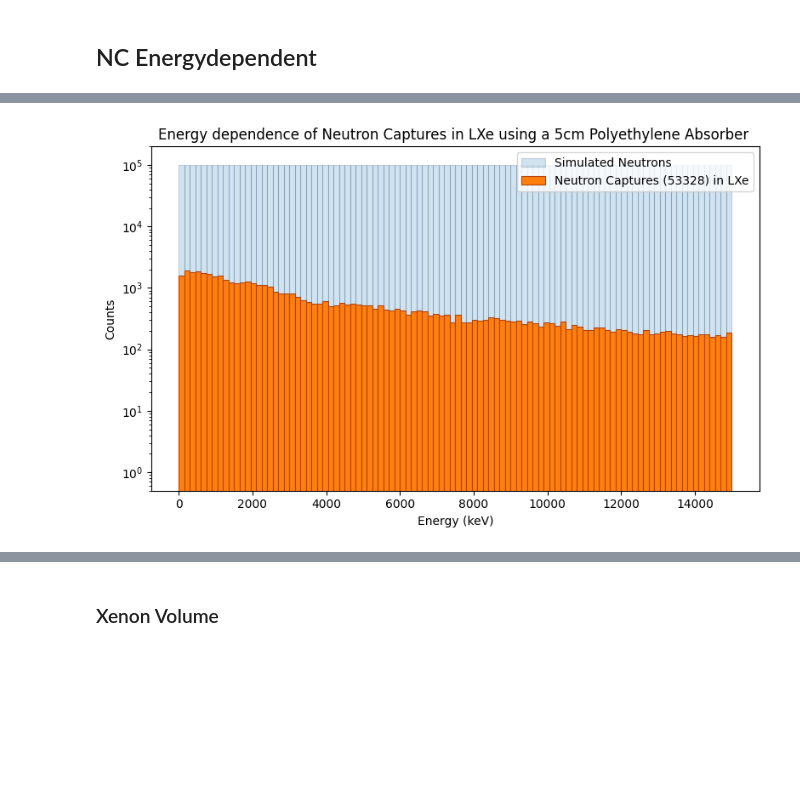
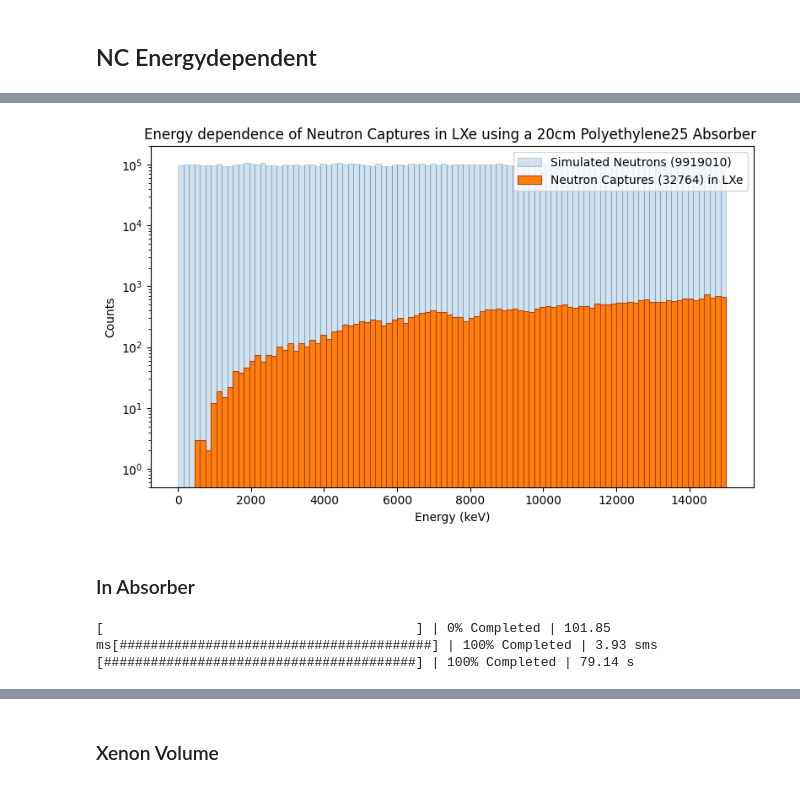
Before and after one commit to B-Koberg/XeSim, a Jupyter notebook: notebooks/Analysis.ipynb, the cells around one changed output, grey strips where cells are left out. Drawn from its saved outputs; the diff is of its cells as text; code cells hidden in the pictures; blank space fills up the shorter version.

Commit message:
Stepping action Volume safe

```diff
--- a/notebooks/Analysis.ipynb
+++ b/notebooks/Analysis.ipynb
@@ -143,0 +140,8 @@ df = da.to_dataframe(da_energies)
+# %%
+da_energy = uproot.dask(uproot_files, filter_name=['e_pri','type_pri_id','NAct_particle_id', 'NAct_process_ID', 'NAct_volume'], allow_missing=True, step_size="8GB")
+da_energy['type_pri_id'] = ak.flatten(da_energy['type_pri_id'])
+
+da_energy = da_energy[da_energy['type_pri_id'] == 2112]
+# %%
+df_pri = da.to_dataframe(da_energy[['e_pri']])
+df = da.to_dataframe(da_energy[['e_pri','NAct_particle_id', 'NAct_process_ID', 'NAct_volume']])
@@ -144,4 +150,4 @@ df = da.to_dataframe(da_energies)
 # %%
 only_LXe_volume = df[df['NAct_volume'] == "LXe"]
-only_primary_neutrons = only_LXe_volume[only_LXe_volume['type_pri_id'] == 2112]
-only_nCapture = only_primary_neutrons[only_primary_neutrons['NAct_process_ID'] == 131]  #nCapture
+only_nCapture = only_LXe_volume[only_LXe_volume['NAct_process_ID'] == 131]  #nCapture
+data = only_nCapture[['e_pri']]
@@ -150,4 +154,5 @@ data = only_nCapture[['e_pri']]
 # %%
 with ProgressBar():
-    e_pri = data['e_pri'].compute()
+    e_pri = df_pri['e_pri'].compute()
+    e_pri_LXe = data['e_pri'].compute()
 # %% [output]
@@ -173,15 +161,17 @@ sim = np.random.uniform(low=0, high=15000, size=10000000)
 # %%
 plt.figure(figsize=(8, 5))
-plt.hist(sim, bins=100, color=colors[0],alpha=0.2, edgecolor = edge_colors[0],linewidth=0.8, label = 'Simulated Neutrons' )
-plt.hist(e_pri, bins=100,range=(0, 15000), color = colors[1], alpha = 1, edgecolor=edge_colors[1],linewidth=0.8, label = f'Neutron Captures ({e_pri.__len__()}) in LXe')  # `bins=20` kannst du anpasse
+plt.hist(e_pri, bins=100, color=colors[0],alpha=0.2, edgecolor = edge_colors[0],linewidth=0.8, label = f'Simulated Neutrons ({e_pri.__len__()})' )
+plt.hist(e_pri_LXe, bins=100,range=(0, 15000), color = colors[1], alpha = 1, edgecolor=edge_colors[1],linewidth=0.8, label = f'Neutron Captures ({e_pri_LXe.__len__()}) in LXe')  # `bins=20` kannst du anpasse
 plt.xlabel('Energy (keV)')
 plt.ylabel('Counts')
 plt.yscale('log')
 plt.ylim(0.5, 2e5)
 plt.title(f'Energy dependence of Neutron Captures in LXe using a {data_file_pattern} {data_Material} Absorber ')
 plt.tight_layout()
 plt.legend()
-plt.savefig(f"/home/b/bkoberg/AGW_LowRad/home/bkoberg/XeSim/notebooks/Pictures/{data_Version}/{data_Material}/{data_file_pattern}_EnergyNC.pdf" )
+plt.savefig(f"/home/b/bkoberg/AGW_LowRad/home/bkoberg/XeSim/notebooks/Pictures/{data_Version}/{data_Material}/{data_file_pattern}_EnergyNC_LXe.pdf" )
 plt.show()
 # %% [output]
-[figure, old version]
+[figure, new version]
+# %% [markdown]
+### In Absorber
@@ -187,0 +182,7 @@ plt.show()
+# %%
+with ProgressBar():
+    e_pri = df_pri['e_pri'].compute()
+    e_pri_Absorber = data['e_pri'].compute()
+# %% [output]
+[                                        ] | 0% Completed | 101.85 ms[########################################] | 100% Completed | 3.93 sms
+[########################################] | 100% Completed | 79.14 s
```
Also changed, not shown: parts of 27 cells of this notebook, 37 other files.
